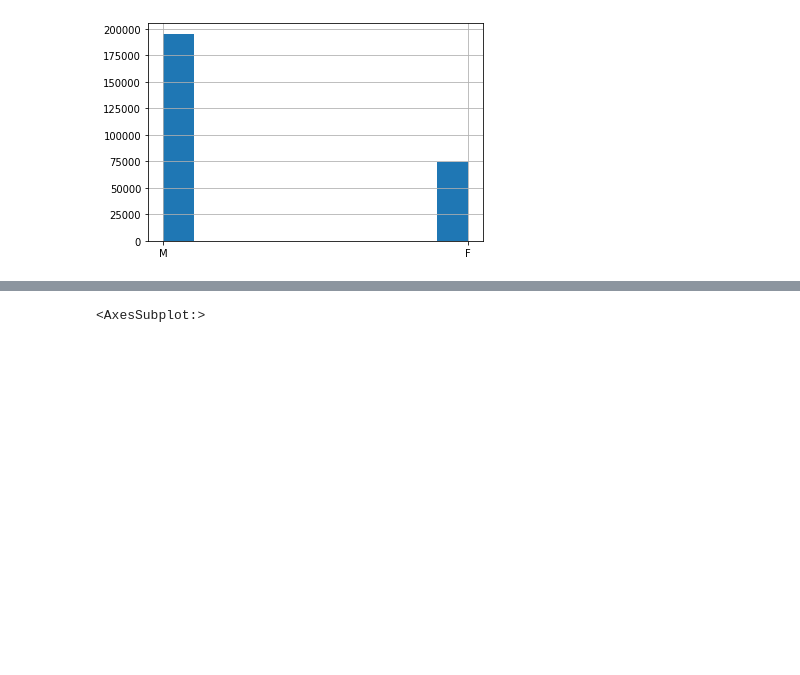
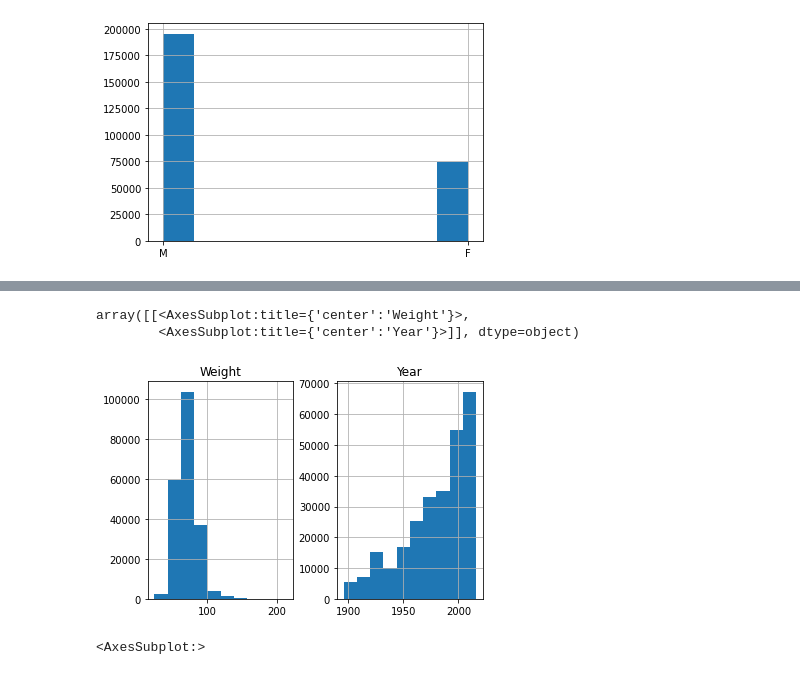
Before and after one commit to abiasiol/LearnSQLCapstoneProject, a Jupyter notebook: 2_preliminary_silver_exploration.ipynb, the cells around one changed output, grey strips where cells are left out. Drawn from its saved outputs; the diff is of its cells as text; code cells hidden in the pictures; blank space fills up the shorter version.

```diff
--- a/2_preliminary_silver_exploration.ipynb
+++ b/2_preliminary_silver_exploration.ipynb
@@ -39,3 +37,9 @@ array([[<AxesSubplot:title={'center':'Age'}>,
+# %%
+silver_df[['Weight', 'Year']].hist()
+# %% [output]
+array([[<AxesSubplot:title={'center':'Weight'}>,
+        <AxesSubplot:title={'center':'Year'}>]], dtype=object)
+[figure, added]
 # %%
 
 silver_df.Season.hist()
```
Also changed, not shown: parts of 2 cells of this notebook, 1 other file.
